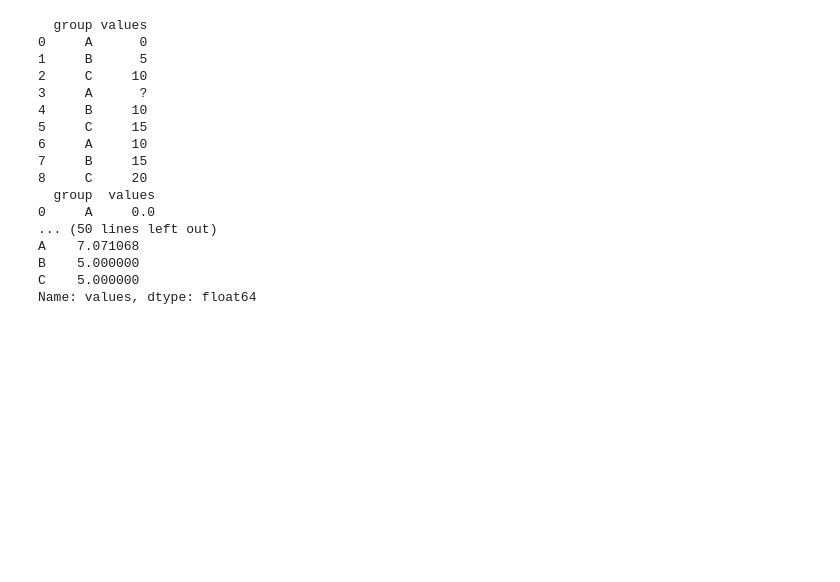
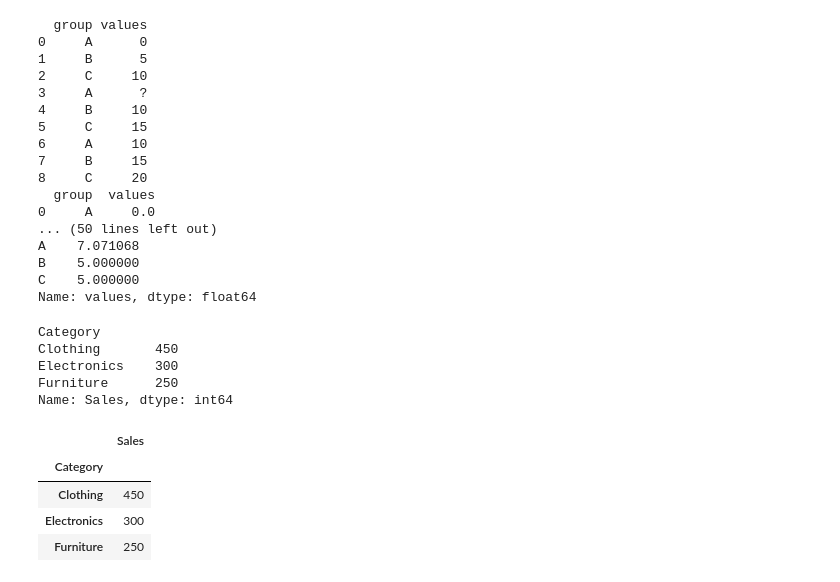
Before and after one commit to ShilpaVasista/Exploratory-Data-Analytics, a Jupyter notebook: grouping_datasets.ipynb, the cells around one changed output. Drawn from its saved outputs; the diff is of its cells as text; code cells hidden in the pictures; blank space fills up the shorter version.

```diff
--- a/grouping_datasets.ipynb
+++ b/grouping_datasets.ipynb
@@ -279,3 +279,30 @@ A    7.071068
 B    5.000000
 C    5.000000
 Name: values, dtype: float64
+# %%
+import pandas as pd
+
+# Creating a sample DataFrame
+data = {
+    'Category': ['Electronics', 'Electronics', 'Clothing', 'Clothing', 'Furniture'],
+    'Sales': [100, 200, 150, 300, 250]
+}
+df = pd.DataFrame(data)
+
+# Grouping by 'Category' and summing the sales
+grouped_df = df.groupby('Category')['Sales'].sum()
+print(grouped_df)
+# %% [output]
+Category
+Clothing       450
+Electronics    300
+Furniture      250
+Name: Sales, dtype: int64
+# %%
+df.groupby('Category').sum()
+# %% [output]
+|  | Sales |
+| Category |  |
+| Clothing | 450 |
+| Electronics | 300 |
+| Furniture | 250 |
```
Also changed, not shown: parts of 7 cells of this notebook.
